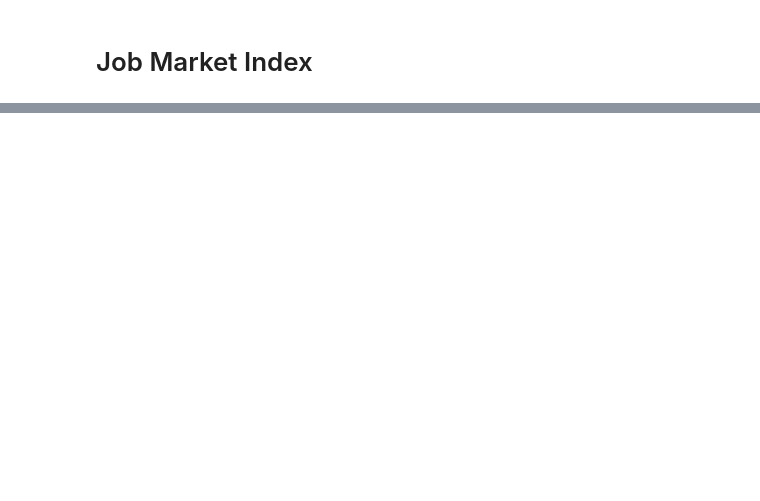
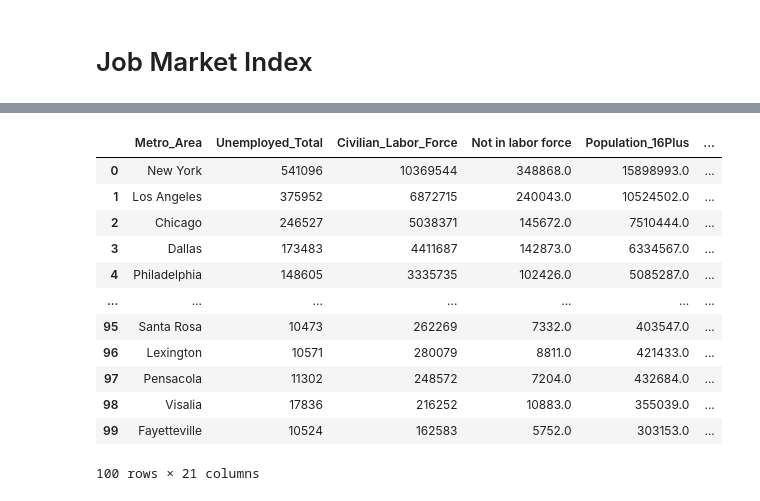
Before and after one commit to Makster04/Housing_Market_Index, a Jupyter notebook: Notebook.ipynb, the cells around one changed output, grey strips where cells are left out. Cells and saved outputs as stored; diff of their text form; code cells hidden in the pictures; blank space fills up the shorter version.

```diff
--- a/Notebook.ipynb
+++ b/Notebook.ipynb
@@ -313,0 +452,17 @@ shap.summary_plot(shap_values, X, show=True)
+# %%
+job_base_df.dropna()
+job_base_df
+# %% [output]
+|  | Metro_Area | Unemployed_Total | Civilian_Labor_Force | Not in labor force | Population_16Plus | ... |
+| 0 | New York | 541096 | 10369544 | 348868.0 | 15898993.0 | ... |
+| 1 | Los Angeles | 375952 | 6872715 | 240043.0 | 10524502.0 | ... |
+| 2 | Chicago | 246527 | 5038371 | 145672.0 | 7510444.0 | ... |
+| 3 | Dallas | 173483 | 4411687 | 142873.0 | 6334567.0 | ... |
+| 4 | Philadelphia | 148605 | 3335735 | 102426.0 | 5085287.0 | ... |
+| ... | ... | ... | ... | ... | ... | ... |
+| 95 | Santa Rosa | 10473 | 262269 | 7332.0 | 403547.0 | ... |
+| 96 | Lexington | 10571 | 280079 | 8811.0 | 421433.0 | ... |
+| 97 | Pensacola | 11302 | 248572 | 7204.0 | 432684.0 | ... |
+| 98 | Visalia | 17836 | 216252 | 10883.0 | 355039.0 | ... |
+| 99 | Fayetteville | 10524 | 162583 | 5752.0 | 303153.0 | ... |
+100 rows × 21 columns
```
Also changed, not shown: parts of 9 cells of this notebook, 2 other files.
